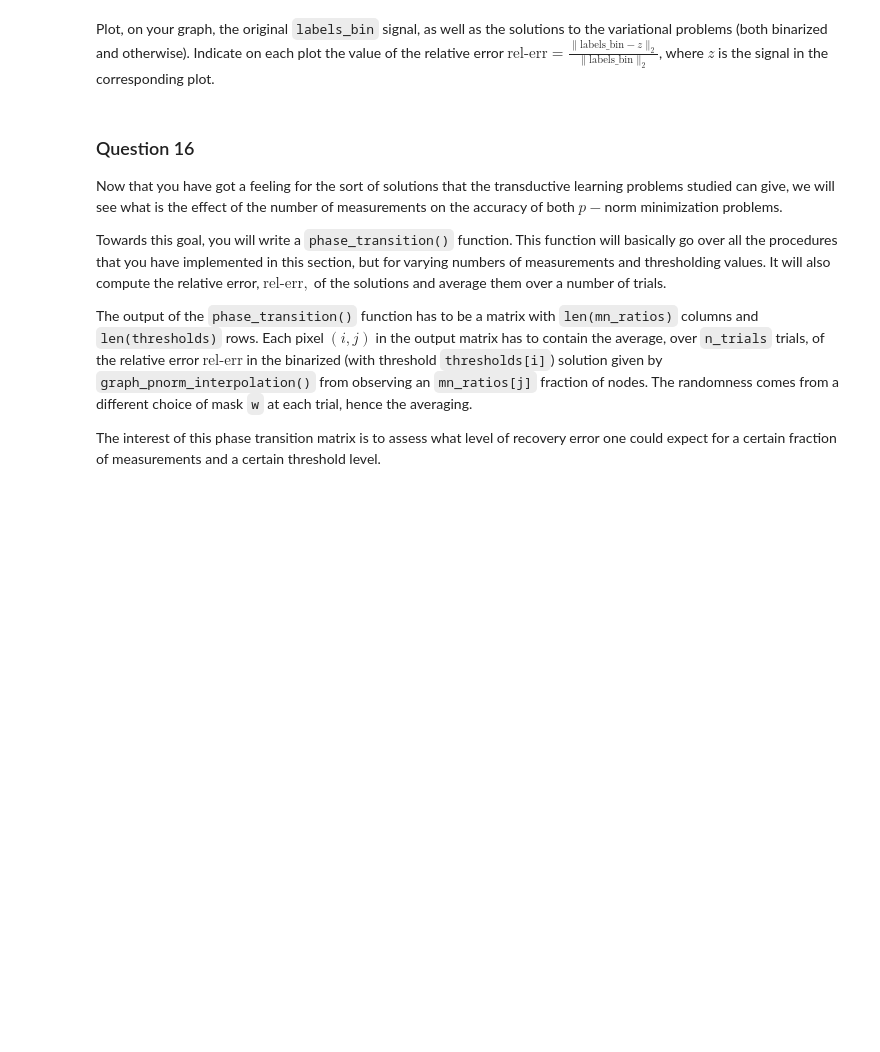
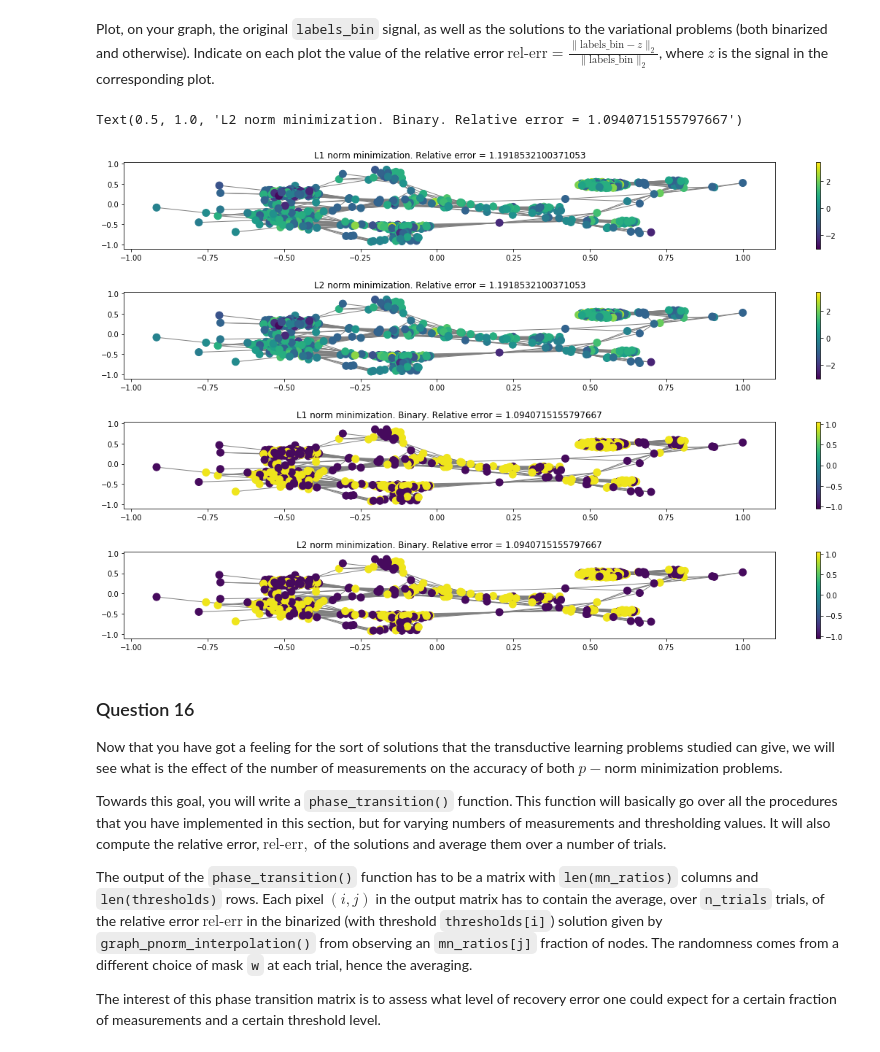
Before and after one commit to Kakavand/EPFL-antiterrorAssignment, a Jupyter notebook: milestone_4/4_graph_signal_processing.ipynb, the cells around one changed output. Cells and saved outputs as stored; diff of their text form; code cells hidden in the pictures; blank space fills up the shorter version.

```diff
--- a/milestone_4/4_graph_signal_processing.ipynb
+++ b/milestone_4/4_graph_signal_processing.ipynb
@@ -512,5 +535,52 @@ sol_2norm_bin = # Your code here.
+# %%
+grad   = sparse.csr_matrix(gradient)
+x0     = np.random.randn(n_nodes)
+
+
+sol_1norm_min = graph_pnorm_interpolation(grad, P, x0, p=1., verbosity='NONE')
+
+sol_2norm_min = graph_pnorm_interpolation(grad, P, x0, p=2., verbosity='NONE')
+
+threshold     = 0
+
+sol_1norm_bin = np.array([1 if sol_1norm_min[i] > threshold else -1 for i in range(sol_1norm_min.shape[0])])
+
+sol_2norm_bin = np.array([1 if sol_2norm_min[i] > threshold else -1 for i in range(sol_2norm_min.shape[0])])
 # %% [markdown]
 Plot, on your graph, the original `labels_bin` signal, as well as the solutions to the variational problems (both binarized and otherwise). Indicate on each plot the value of the relative error $\text{rel-err} = \frac{\|\text{labels_bin} - z\|_2}{\|\text{labels_bin}\|_2}$, where $z$ is the signal in the corresponding plot.
+# %%
+def rel_error(labels, z):
+    return np.linalg.norm((labels-z),2)/np.linalg.norm(labels,2)
+# %%
+fig, ax = plt.subplots(4, 1, figsize=(20,12))
+
+plt.subplots_adjust(hspace=0.5)
+
+graph.plot_signal(sol_1norm_min, ax=ax[0])
+ax[0].set_title('L1 norm minimization. Relative error = {}'.format(rel_error(labels_bin, sol_1norm_min)))
+#fig = plt.gcf()
+#axs[0].set_size_inches((20,8))
+#fig.set_title('L1 norm minimization. Relative error = {}'.format(rel_error(labels_bin, sol_1norm_min)))
+
+graph.plot_signal(sol_2norm_min, ax=ax[1])
+#fig = plt.gcf()
+#axs[1].set_size_inches((20,8))
+ax[1].set_title('L2 norm minimization. Relative error = {}'.format(rel_error(labels_bin, sol_2norm_min)))
+
+
+graph.plot_signal(sol_1norm_bin, ax=ax[2])
+#fig = plt.gcf()
+#fig.set_size_inches((20,8))
+ax[2].set_title('L1 norm minimization. Binary. Relative error = {}'.format(rel_error(labels_bin, sol_1norm_bin)))
+
+
+graph.plot_signal(sol_2norm_bin, ax=ax[3])
+#fig = plt.gcf()
+#fig.set_size_inches((20,8))
+ax[3].set_title('L2 norm minimization. Binary. Relative error = {}'.format(rel_error(labels_bin, sol_2norm_bin)))
+# %% [output]
+Text(0.5, 1.0, 'L2 norm minimization. Binary. Relative error = 1.0940715155797667')
+[figure, added]
 # %% [markdown]
 ### Question 16
 
```
Also changed, not shown: parts of 19 cells of this notebook, 2 other files.
